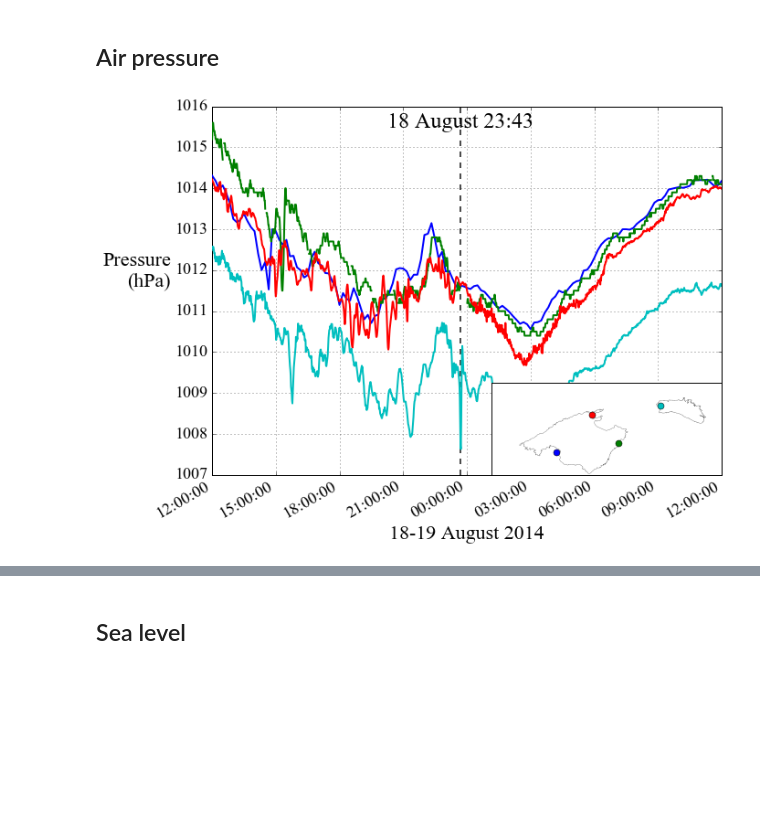
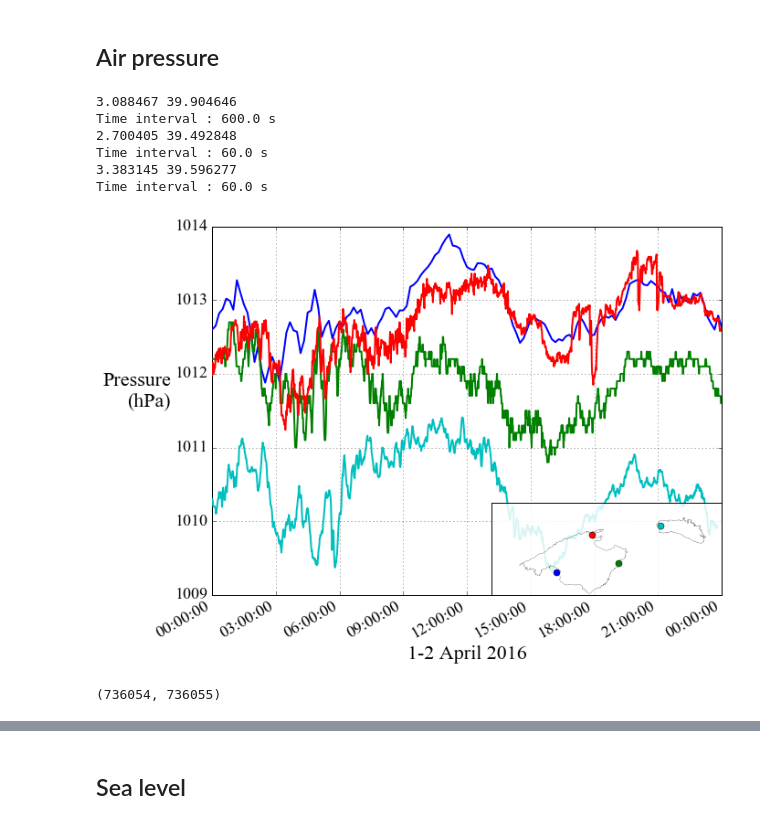
Before and after one commit to socib/SOCIB_plots, a Jupyter notebook: FixedStations/plot_pressure_timeseries.ipynb, the cells around one changed output, grey strips where cells are left out. Drawn from its saved outputs; the diff is of its cells as text; code cells hidden in the pictures; blank space fills up the shorter version.

Commit message:
time series plots

```diff
--- a/FixedStations/plot_pressure_timeseries.ipynb
+++ b/FixedStations/plot_pressure_timeseries.ipynb
@@ -12,3 +16,6 @@ from mpl_toolkits.basemap import Basemap
 rcParams.update({'font.size': 18})
 coordinates = (2., 4.5, 39.25, 40.25)
 latgeonica, longeonica = 40.000215, 3.832001
+year = 2016
+month = 4
+day = 1
@@ -22,11 +32,16 @@ geonicafile = "Menorca_19-08-2014.csv"
 stationnamelist = ['Bahia de Palma', 'Cala Millor', 'Pollensa']
+# %%
+yyyy = str(year)
+mm = str(month).zfill(2)
+dd = str(day).zfill(2)
+figname = 'pressure_{0}{1}{2}'.format(yyyy, mm, dd)
 # %% [markdown]
 ## Time selection
 # %%
-timemin = (datetime.datetime(2014, 8, 18, 12, 0, 0) - datetime.datetime(1970, 1, 1)).total_seconds()
-timemax = (datetime.datetime(2014, 8, 19, 12, 0, 0) - datetime.datetime(1970, 1, 1)).total_seconds()
-timeminday = (datetime.datetime(2014, 8, 18, 12, 0, 0) - datetime.datetime(1, 1, 1)).days
-timemaxday = (datetime.datetime(2014, 8, 19, 12, 0, 0) - datetime.datetime(1, 1, 1)).days
+timemin = (datetime.datetime(year, month, day, 0, 0, 0) - datetime.datetime(1970, 1, 1)).total_seconds()
+timemax = (datetime.datetime(year, month, day + 1, 0, 0, 0) - datetime.datetime(1970, 1, 1)).total_seconds()
+timeminday = (datetime.datetime(year, month, day, 0, 0, 0) - datetime.datetime(1, 1, 1)).days
+timemaxday = (datetime.datetime(year, month, day + 1, 0, 0, 0) - datetime.datetime(1, 1, 1)).days
 # %%
 def read_station_pressure(stationfile, timemin, timemax):
     with netCDF4.Dataset(stationfile) as nc:
@@ -41,7 +56,8 @@ def read_station_pressure(stationfile, timemin, timemax):
         pressure = nc.variables[pressure_name][goodtime]
         time = time[goodtime]
         date = netCDF4.num2date(time, time_units)
-        return date, pressure, lon, lat
+        deltat = time[1] - time[0]
+        return date, pressure, lon, lat, deltat
 # %%
 valex = -999.
 def read_geonica(datafile, valex):
@@ -77,42 +93,56 @@ lon2plot, lat2plot = [], []
 
 fig = plt.figure(figsize=(10, 8))
 ax = plt.gca()
 y_formatter = ticker.ScalarFormatter(useOffset=False)
 ax.yaxis.set_major_formatter(y_formatter)
 
 for stations, stationname in zip(stationlist, stationnamelist):
-    date, pressure, lon, lat = read_station_pressure(stationdir + stations, timemin, timemax)
+    print lon, lat
+    date, pressure, lon, lat, deltat = read_station_pressure(stationdir + stations, timemin, timemax)
     pp = plt.plot(date, pressure, label=stationname, zorder=3)
-    pp0.get_color()
+    pp[0].get_color()
     lon2plot.append(lon)
     lat2plot.append(lat)
+    print("Time interval : {0} s".format(deltat))
 
 
 pp = plt.plot(date_ciutadella, pressure_ciutadella, label='Ciutadella', zorder=4)
-daterissaga = date_ciutadella[np.argmin(pressure_ciutadella)]
-textrissaga = daterissaga.strftime("%d %B %H:%M")
-plt.text(daterissaga, 1015.5, textrissaga, ha='center', fontsize=24)
-plt.axvline(x=daterissaga, color='k', linestyle='--', zorder=2, alpha=0.7)
-plt.xlabel('18-19 August 2014', fontsize=22)
+#daterissaga = date_ciutadella[np.argmin(pressure_ciutadella)]
+#textrissaga = daterissaga.strftime("%d %B %H:%M")
+#plt.text(daterissaga, 1015.5, textrissaga, ha='center', fontsize=24)
+#plt.axvline(x=daterissaga, color='k', linestyle='--', zorder=2, alpha=0.7)
+plt.xlabel(str(day) + '-' + str(day +1 ) + ' April ' + yyyy, fontsize=22)
 plt.ylabel('Pressure\n(hPa)', rotation=0, ha='right', fontsize=22)
 
 # plt.legend(loc=4)
 plt.grid()
-ax.set_xlim(timeminday + 1.5, timemaxday + 1.5)
+ax.set_xlim(timeminday + 1., timemaxday + 1.)
+# ax.set_ylim(1005, 1016)
 fig.autofmt_xdate()
 
 inset = plt.axes([.55, .1625, .35, .25])
 for lon, lat in zip(lon2plot, lat2plot):
     m.plot(lon, lat, 'o', ms=7)
 
+inset.patch.set_alpha(0.85)
 m.plot(longeonica, latgeonica, 'o', ms=7)
 m.drawcoastlines(linewidth=0.2)
 plt.setp(inset, xticks=[], yticks=[])
 
 
-plt.savefig('./pressure_20140819e.png', dpi=300)
+plt.savefig(os.path.join(figdir, figname), dpi=300)
 plt.show()
 # %% [output]
+3.088467 39.904646
+Time interval : 600.0 s
+2.700405 39.492848
+Time interval : 60.0 s
+3.383145 39.596277
+Time interval : 60.0 s
-[figure, old version]
+[figure, new version]
+# %%
+timeminday, timemaxday
+# %% [output]
+(736054, 736055)
 # %%
 lon2plot
```
Also changed, not shown: parts of 5 cells of this notebook, 2 other files.
